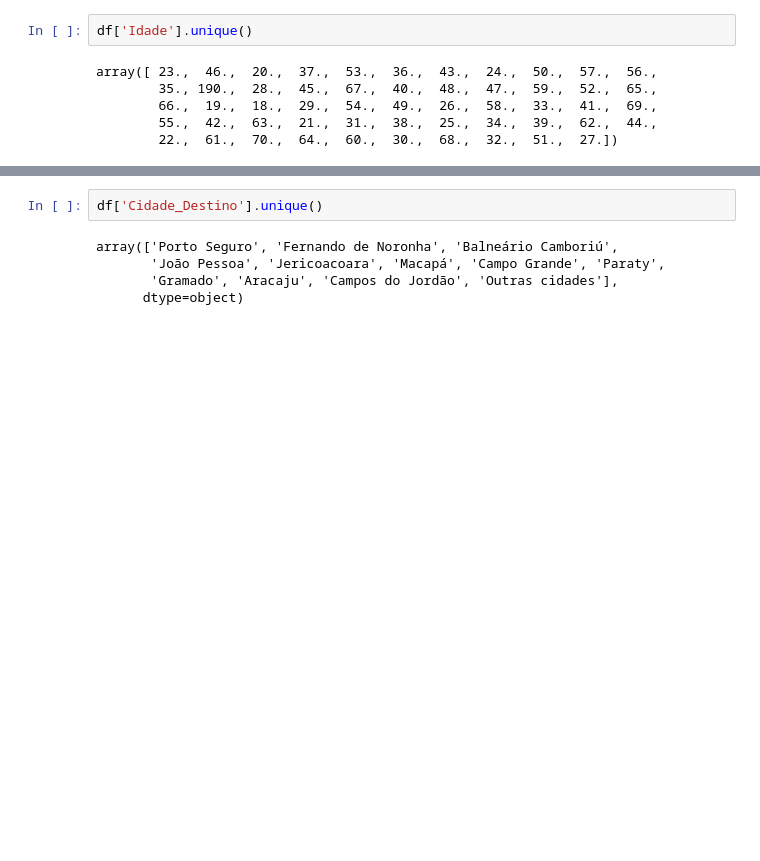
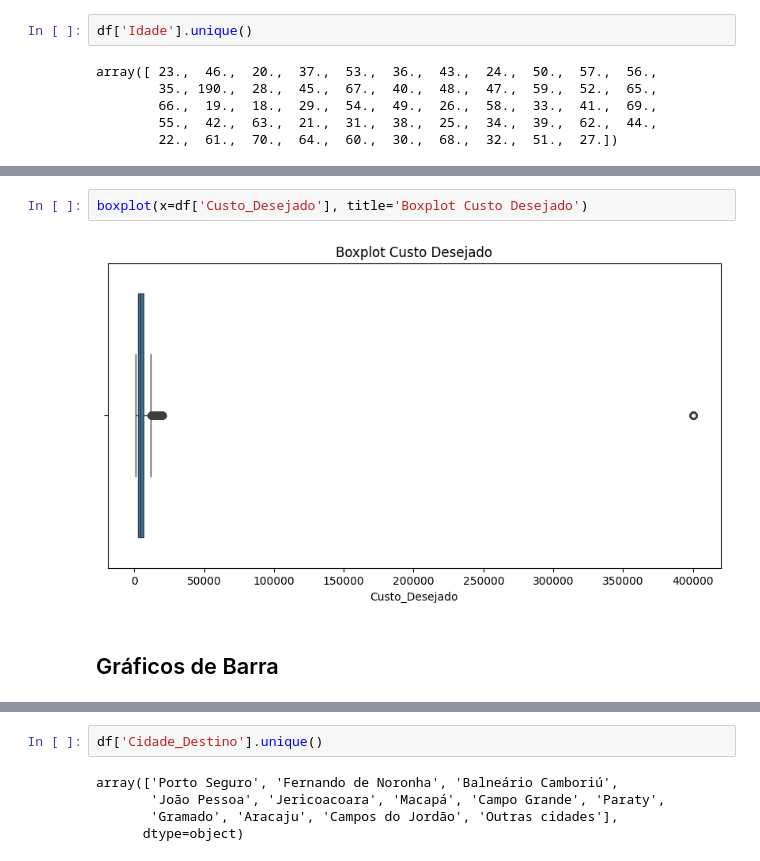
Before and after one commit to PedroMeerholz/viagens-ml, a Jupyter notebook: notebooks/analise_de_dados.ipynb, the cells around one changed output, grey strips where cells are left out. Saved outputs shown, nothing was run; the diff lists cells and outputs as text; blank space fills up the shorter version.

```diff
--- a/notebooks/analise_de_dados.ipynb
+++ b/notebooks/analise_de_dados.ipynb
@@ -249,0 +235,6 @@ df = remove_outliers_iqr(df, num_cols)
+# %%
+boxplot(x=df['Custo_Desejado'], title='Boxplot Custo Desejado')
+# %% [output]
+[figure, added]
+# %% [markdown]
+## Gráficos de Barra
```
Also changed, not shown: parts of 35 cells of this notebook.
